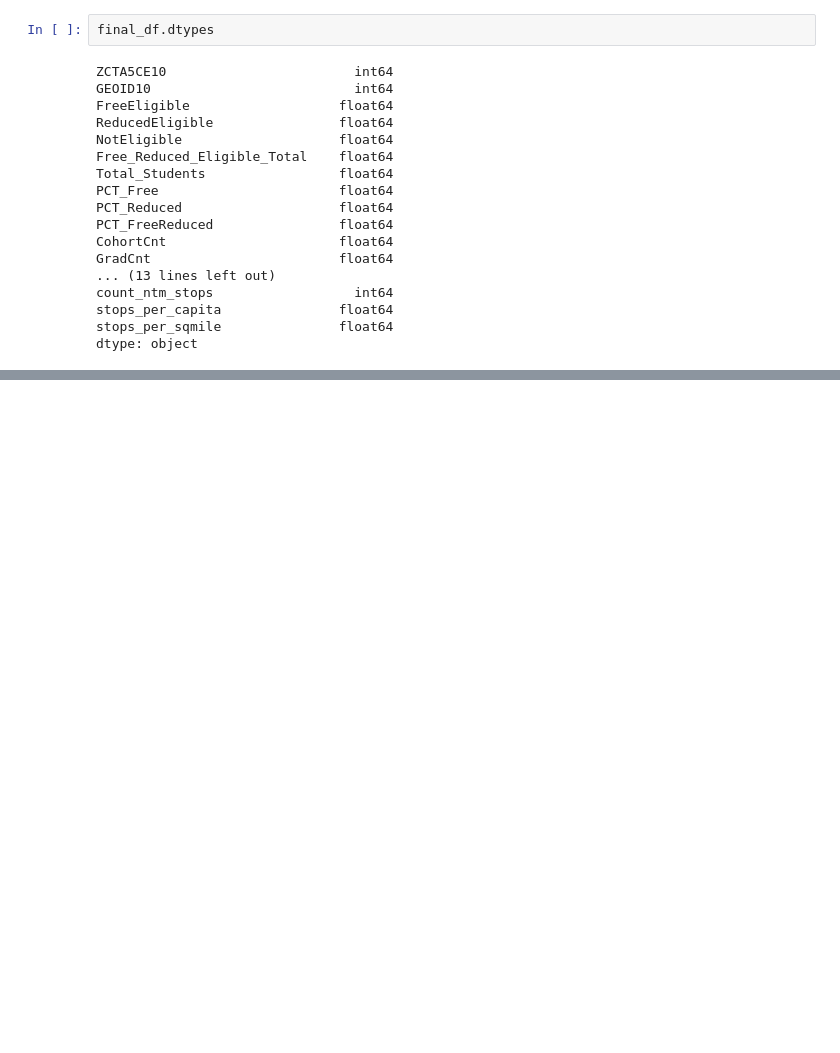
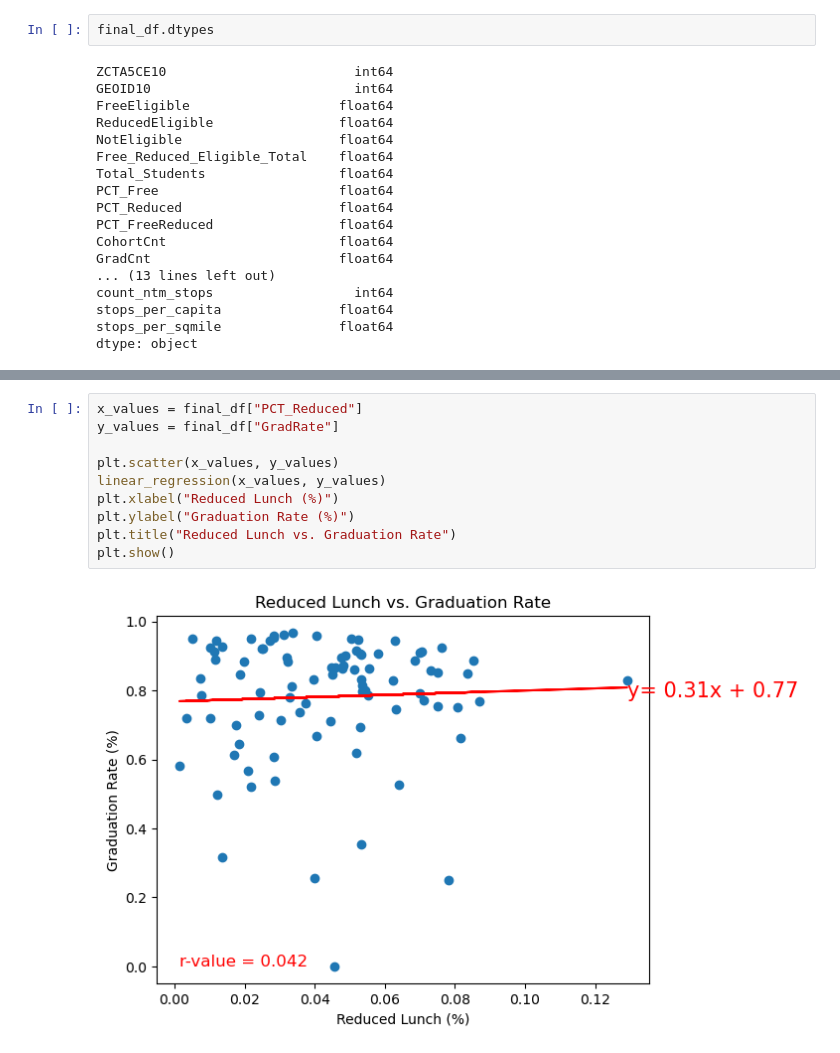
Before and after one commit to HLee12000/UpennDataProject1, a Jupyter notebook: DataVisualization.ipynb, the cells around one changed output, grey strips where cells are left out. Drawn from its saved outputs; the diff is of its cells as text; blank space fills up the shorter version.

```diff
--- a/DataVisualization.ipynb
+++ b/DataVisualization.ipynb
@@ -58,2 +75,14 @@ reduced_grad.yaxis.set_major_formatter(mtick.PercentFormatter(1.0, decimals=0))
+# %%
+x_values = final_df["PCT_Reduced"]
+y_values = final_df["GradRate"]
+
+plt.scatter(x_values, y_values)
+linear_regression(x_values, y_values)
+plt.xlabel("Reduced Lunch (%)")
+plt.ylabel("Graduation Rate (%)")
+plt.title("Reduced Lunch vs. Graduation Rate")
+plt.show()
+# %% [output]
+[figure, added]
 # %%
 #Free and Reduced Lunch vs. Grad Rate Scatter
```
Also changed, not shown: parts of 7 cells of this notebook.
